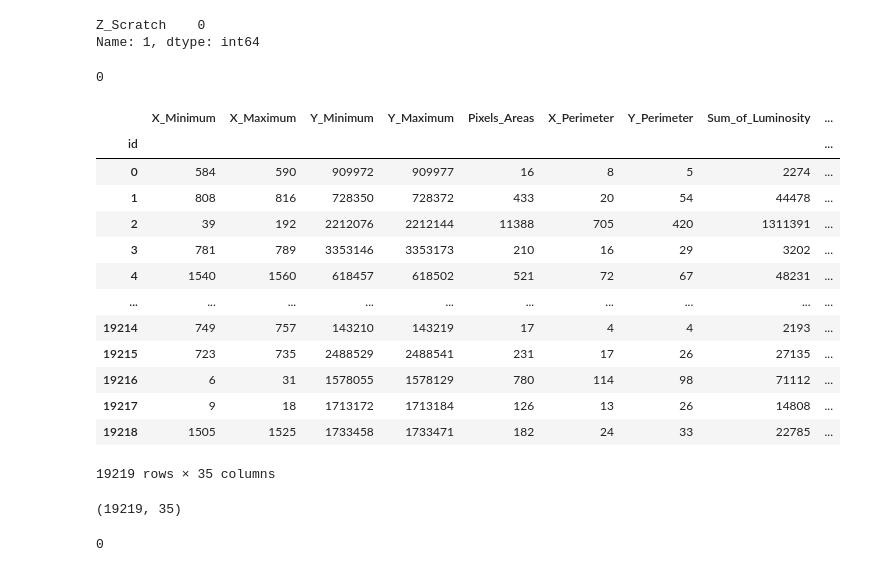
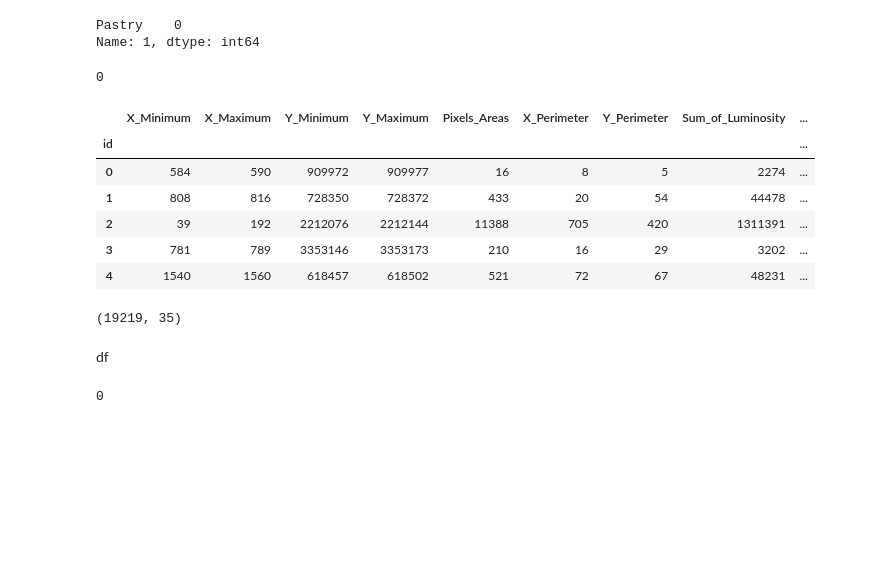
Before and after one commit to the-usman/Kaggle-Competition-Collection, a Jupyter notebook: Steel Plates Defects/main.ipynb, the cells around one changed output. Drawn from its saved outputs; the diff is of its cells as text; code cells hidden in the pictures; blank space fills up the shorter version.

```diff
--- a/Steel Plates Defects/main.ipynb
+++ b/Steel Plates Defects/main.ipynb
@@ -26,3 +32,4 @@ df
 # %%
-targets = df.iloc[:, 28:]
+targets = df.iloc[:, 27:]
 df["Combined_Faults"] = "Usman"
+targets.columns
@@ -34,33 +45,28 @@ for i in range(len(targets)):
 # %%
 targets.iloc[1, 0:1]
 # %% [output]
-Z_Scratch    0
+Pastry    0
 Name: 1, dtype: int64
 # %%
 targets["Bumps"][0]
 # %% [output]
 0
 # %%
-df
+df.head()
 # %% [output]
 |  | X_Minimum | X_Maximum | Y_Minimum | Y_Maximum | Pixels_Areas | X_Perimeter | Y_Perimeter | Sum_of_Luminosity | ... |
 | id |  |  |  |  |  |  |  |  | ... |
 | 0 | 584 | 590 | 909972 | 909977 | 16 | 8 | 5 | 2274 | ... |
 | 1 | 808 | 816 | 728350 | 728372 | 433 | 20 | 54 | 44478 | ... |
 | 2 | 39 | 192 | 2212076 | 2212144 | 11388 | 705 | 420 | 1311391 | ... |
 | 3 | 781 | 789 | 3353146 | 3353173 | 210 | 16 | 29 | 3202 | ... |
 | 4 | 1540 | 1560 | 618457 | 618502 | 521 | 72 | 67 | 48231 | ... |
-| ... | ... | ... | ... | ... | ... | ... | ... | ... | ... |
-| 19214 | 749 | 757 | 143210 | 143219 | 17 | 4 | 4 | 2193 | ... |
-| 19215 | 723 | 735 | 2488529 | 2488541 | 231 | 17 | 26 | 27135 | ... |
-| 19216 | 6 | 31 | 1578055 | 1578129 | 780 | 114 | 98 | 71112 | ... |
-| 19217 | 9 | 18 | 1713172 | 1713184 | 126 | 13 | 26 | 14808 | ... |
-| 19218 | 1505 | 1525 | 1733458 | 1733471 | 182 | 24 | 33 | 22785 | ... |
-19219 rows × 35 columns
 # %%
 df.shape
 # %% [output]
 (19219, 35)
+# %% [markdown]
+df
 # %%
 df.duplicated().sum()
 # %% [output]
```
Also changed, not shown: parts of 27 cells of this notebook, 5 other files.
